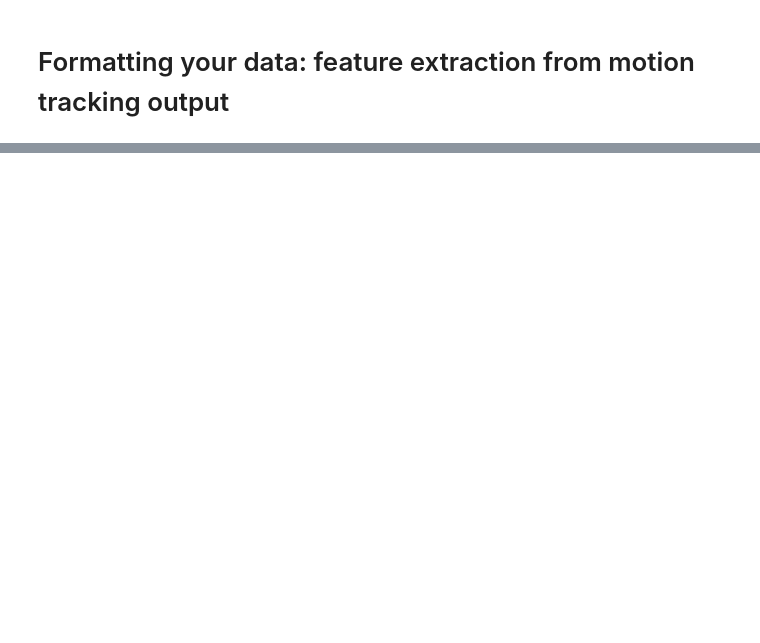
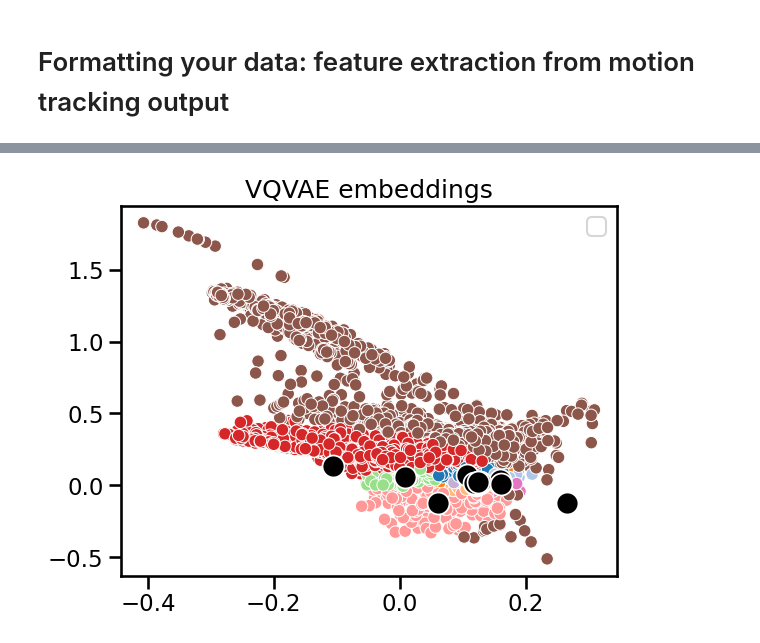
Before and after one commit to mlfpm/deepof, a Jupyter notebook: docs/source/tutorial_notebooks/deepof_preprocessing_tutorial.ipynb, the cells around one changed output, grey strips where cells are left out. Cells and saved outputs as stored; diff of their text form; code cells hidden in the pictures; blank space fills up the shorter version.

```diff
--- a/docs/source/tutorial_notebooks/deepof_preprocessing_tutorial.ipynb
+++ b/docs/source/tutorial_notebooks/deepof_preprocessing_tutorial.ipynb
@@ -132,0 +121,17 @@ Dumped tool data for kernel_stats.pb to /Users/lucas_miranda/PycharmProjects/dee
+# %%
+ss = (pp[0][:25000], pp[1][:25000], pp[2][:25000], pp[3][:25000], pp[4][:25000], pp[5][:25000])
+# %%
+%%time
+cons = my_deepof_project.deep_unsupervised_embedding(
+    ss,
+    embedding_model="VaDE",
+    epochs=5,
+    encoder_type="recurrent",
+    n_components=15,
+    latent_dim=2,
+    kl_warmup=10,
+    kl_annealing_mode="linear",
+    batch_size=128,
+    kmeans_loss=0.0,
+    reg_cat_clusters=0.0,
+)
@@ -133,3 +184,22 @@ Dumped tool data for kernel_stats.pb to /Users/lucas_miranda/PycharmProjects/dee
+# %%
+tt = cons.encoder([ss[0], ss[1]])
+qq = cons.grouper([ss[0], ss[1]])
+# %%
+import umap
+umap = tt.numpy()#umap.UMAP(n_components=2, n_neighbors=250).fit_transform(tt.numpy())
+# %%
+means = cons.get_gmm_params['means'].numpy()
+
+sns.scatterplot(x=umap[:, 0], y=umap[:, 1], hue=qq.numpy().argmax(axis=1), palette="tab20")
+means = cons.get_layer("grouper").get_layer("gaussian_mixture_latent").c_mu.numpy()
+sns.scatterplot(x=means[:,0], y=means[:,1], s=250, c="black")
+
+plt.title("VQVAE embeddings")
+
+plt.legend("")
+plt.show()
+# %% [output]
+[figure, added]
 # %%
 from IPython import display
 
```
Also changed, not shown: parts of 13 cells of this notebook, 5 other files.
